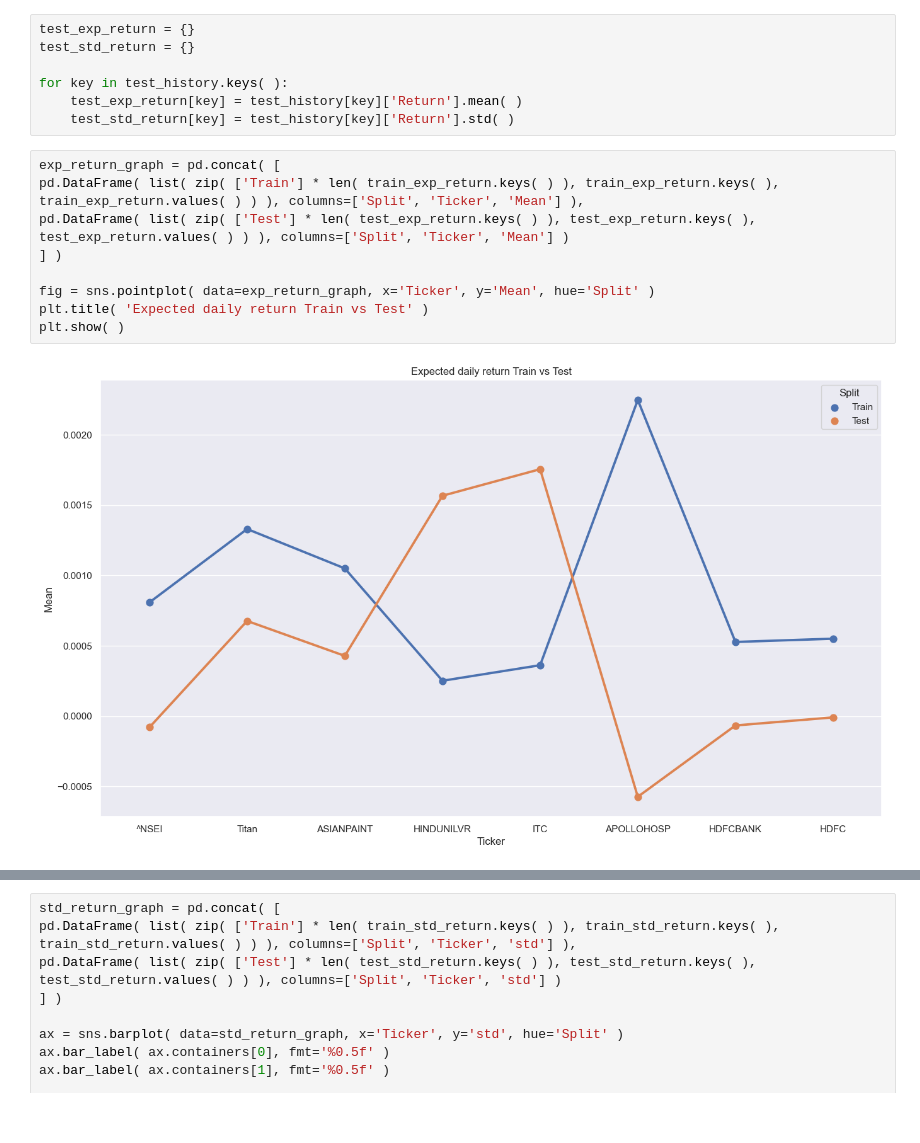
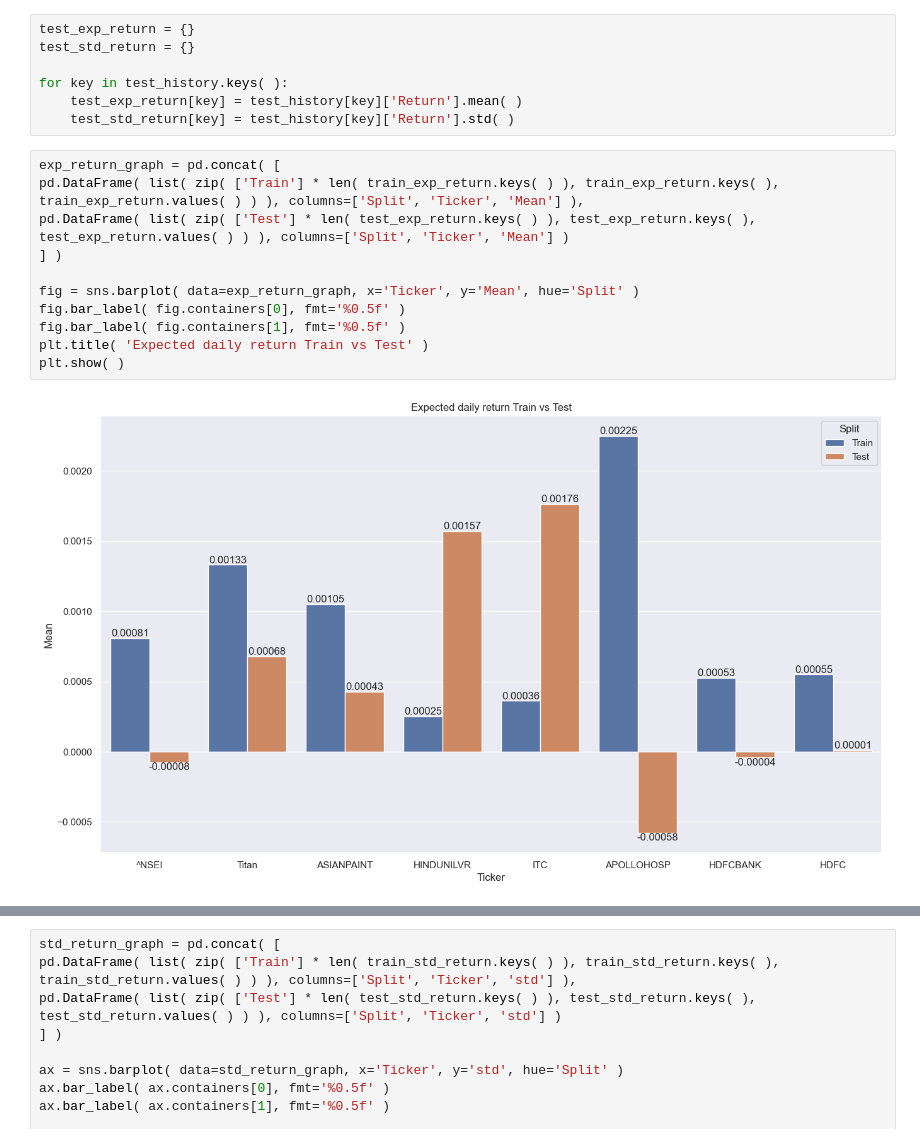
Before and after one commit to yotitan/DA226O-Project1, a Jupyter notebook: 2 - Calculations.ipynb, the cells around one changed output, grey strips where cells are left out. Saved outputs shown, nothing was run; the diff lists cells and outputs as text.

```diff
--- a/2 - Calculations.ipynb
+++ b/2 - Calculations.ipynb
@@ -112,11 +112,13 @@ for key in test_history.keys( ):
 # %%
 exp_return_graph = pd.concat( [
 pd.DataFrame( list( zip( ['Train'] * len( train_exp_return.keys( ) ), train_exp_return.keys( ), train_exp_return.values( ) ) ), columns=['Split', 'Ticker', 'Mean'] ),
 pd.DataFrame( list( zip( ['Test'] * len( test_exp_return.keys( ) ), test_exp_return.keys( ), test_exp_return.values( ) ) ), columns=['Split', 'Ticker', 'Mean'] )
 ] )
 
-fig = sns.pointplot( data=exp_return_graph, x='Ticker', y='Mean', hue='Split' )
+fig = sns.barplot( data=exp_return_graph, x='Ticker', y='Mean', hue='Split' )
+fig.bar_label( fig.containers[0], fmt='%0.5f' )
+fig.bar_label( fig.containers[1], fmt='%0.5f' )
 plt.title( 'Expected daily return Train vs Test' )
 plt.show( )
 # %% [output]
-[figure, old version]
+[figure, new version]
```
Also changed, not shown: parts of 24 cells of this notebook.
